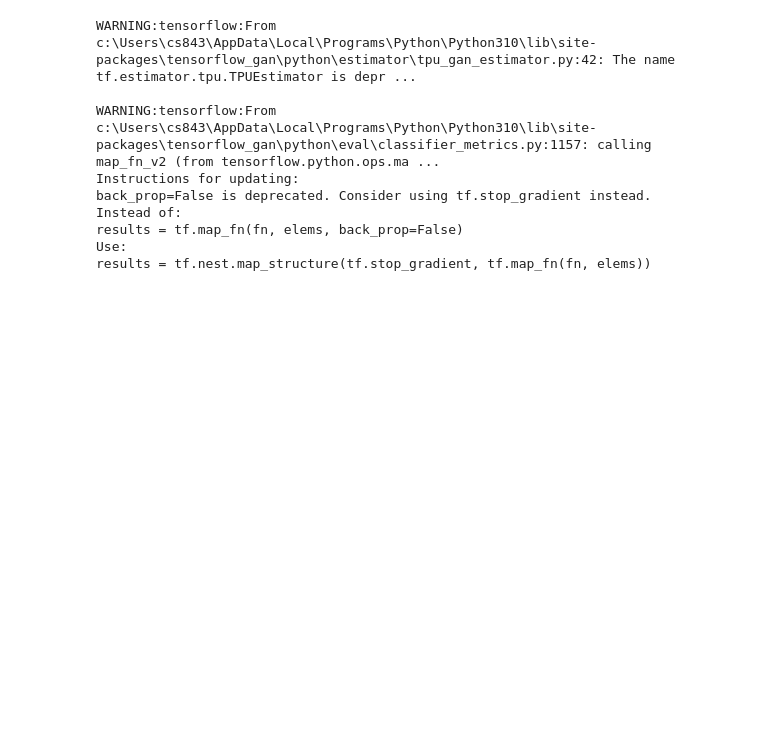
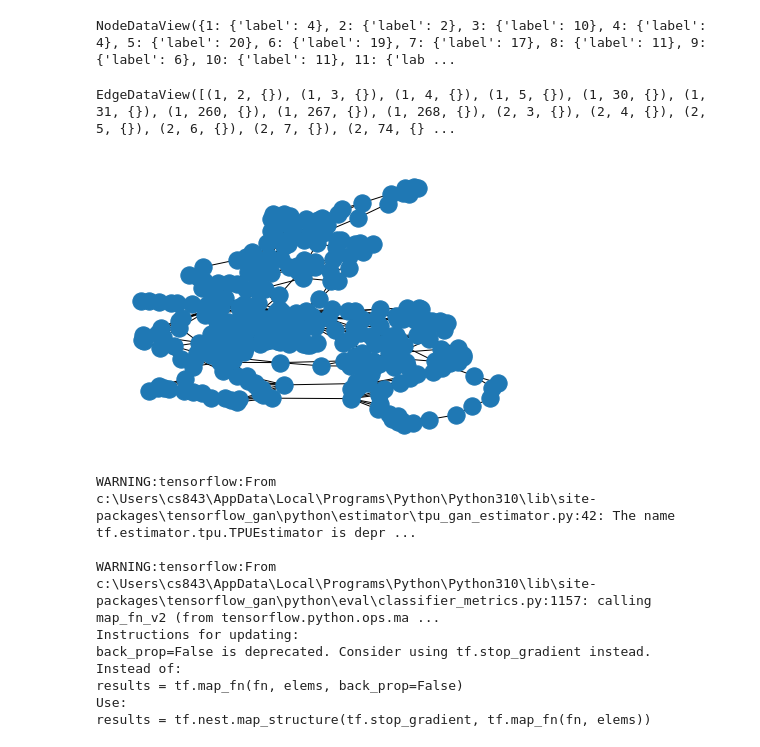
Before and after one commit to cosmina98/GGM-metrics, a Jupyter notebook: Evaluation_examples.ipynb, the cells around one changed output. Cells and saved outputs as stored; diff of their text form; code cells hidden in the pictures; blank space fills up the shorter version.

```diff
--- a/Evaluation_examples.ipynb
+++ b/Evaluation_examples.ipynb
@@ -13,3 +15,18 @@ lobsters = [dgl.DGLGraph(g).to(device) for g in lobsters] # Convert graphs to DG
+# %%
+proteins=gen.load_proteins()
+# %%
+proteins[0].nodes(data=True)
+# %% [output]
+NodeDataView({1: {'label': 4}, 2: {'label': 2}, 3: {'label': 10}, 4: {'label': 4}, 5: {'label': 20}, 6: {'label': 19}, 7: {'label': 17}, 8: {'label': 11}, 9: {'label': 6}, 10: {'label': 11}, 11: {'lab ...
+# %%
+proteins[0].edges(data=True)
+# %% [output]
+EdgeDataView([(1, 2, {}), (1, 3, {}), (1, 4, {}), (1, 5, {}), (1, 30, {}), (1, 31, {}), (1, 260, {}), (1, 267, {}), (1, 268, {}), (2, 3, {}), (2, 4, {}), (2, 5, {}), (2, 6, {}), (2, 7, {}), (2, 74, {} ...
+# %%
+import networkx as nx
+nx.draw(proteins[0])
+# %% [output]
+[figure, added]
 # %%
 # Compute all GNN-based metrics at once
 from evaluation.evaluator import Evaluator
```
Also changed, not shown: parts of 1 cell of this notebook, 8 other files.
